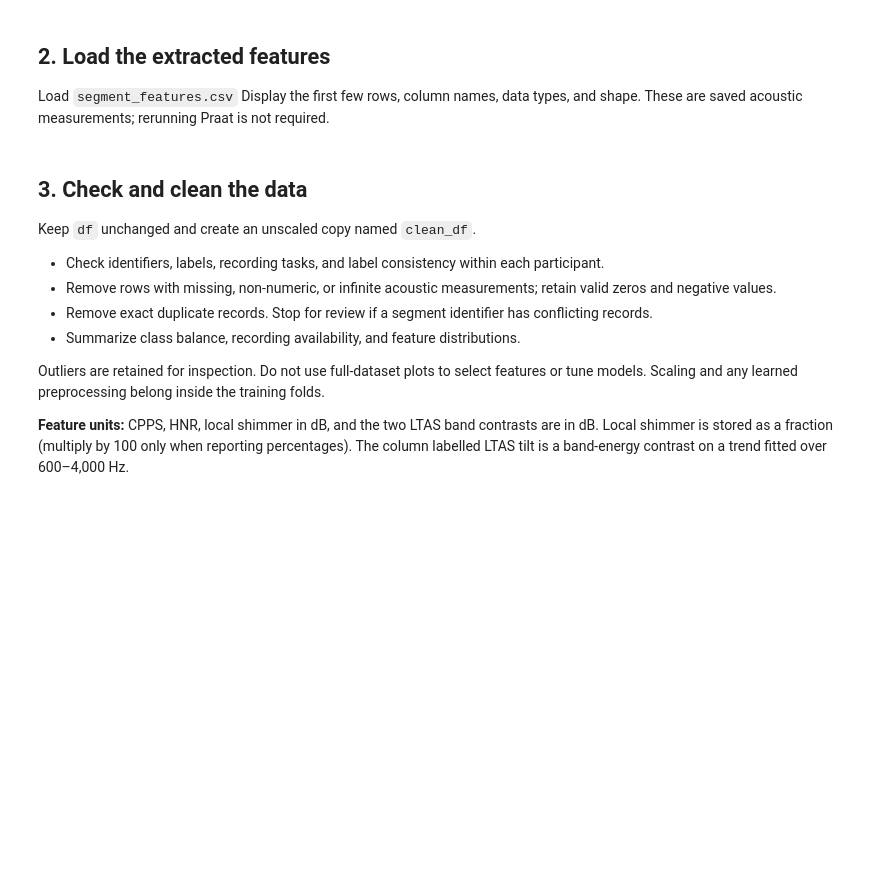
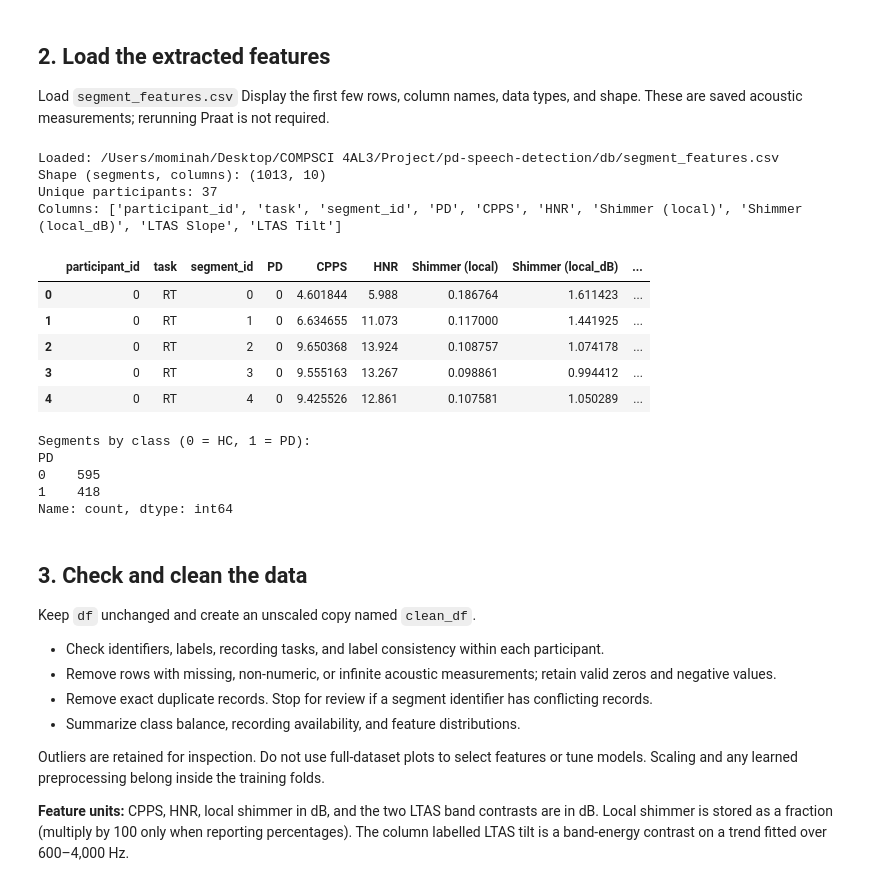
Before and after one commit to NehanMunir/pd-speech-detection, a Jupyter notebook: model/PD_model.ipynb, the cells around one changed output. Saved outputs shown, nothing was run; the diff lists cells and outputs as text; code cells hidden in the pictures; blank space fills up the shorter version.

```diff
--- a/model/PD_model.ipynb
+++ b/model/PD_model.ipynb
@@ -62,25 +66,39 @@ Display the first few rows, column names, data types, and shape. These are saved
 # %%
 # Loading the previously extracted acoustic features.
 df = pd.read_csv(DATA_FILE)
 
 # Checking that the expected columns are present.
 required_columns = [GROUP_COLUMN, "task", "segment_id", TARGET_COLUMN] + FEATURE_COLUMNS
 missing_columns = [column for column in required_columns if column not in df.columns]
 if missing_columns:
     raise ValueError(f"Missing required columns: {missing_columns}")
 
 # Inspecting the data before cleaning or standardization.
 print("Loaded:", DATA_FILE)
 print("Shape (segments, columns):", df.shape)
 print("Unique participants:", df[GROUP_COLUMN].nunique())
 print("Columns:", df.columns.tolist())
 display(df.head())
 
-print("\nData types and non-null counts:")
-df.info()
 
 print("\nSegments by class (0 = HC, 1 = PD):")
 print(df[TARGET_COLUMN].value_counts().sort_index())
+# %% [output]
+Loaded: /Users/mominah/Desktop/COMPSCI 4AL3/Project/pd-speech-detection/db/segment_features.csv
+Shape (segments, columns): (1013, 10)
+Unique participants: 37
+Columns: ['participant_id', 'task', 'segment_id', 'PD', 'CPPS', 'HNR', 'Shimmer (local)', 'Shimmer (local_dB)', 'LTAS Slope', 'LTAS Tilt']
+|  | participant_id | task | segment_id | PD | CPPS | HNR | Shimmer (local) | Shimmer (local_dB) | ... |
+| 0 | 0 | RT | 0 | 0 | 4.601844 | 5.988 | 0.186764 | 1.611423 | ... |
+| 1 | 0 | RT | 1 | 0 | 6.634655 | 11.073 | 0.117000 | 1.441925 | ... |
+| 2 | 0 | RT | 2 | 0 | 9.650368 | 13.924 | 0.108757 | 1.074178 | ... |
+| 3 | 0 | RT | 3 | 0 | 9.555163 | 13.267 | 0.098861 | 0.994412 | ... |
+| 4 | 0 | RT | 4 | 0 | 9.425526 | 12.861 | 0.107581 | 1.050289 | ... |
+Segments by class (0 = HC, 1 = PD):
+PD
+0    595
+1    418
+Name: count, dtype: int64
 # %% [markdown]
 ## 3. Check and clean the data
 Keep `df` unchanged and create an unscaled copy named `clean_df`.
```
Also changed, not shown: parts of 20 cells of this notebook, 9 other files.
